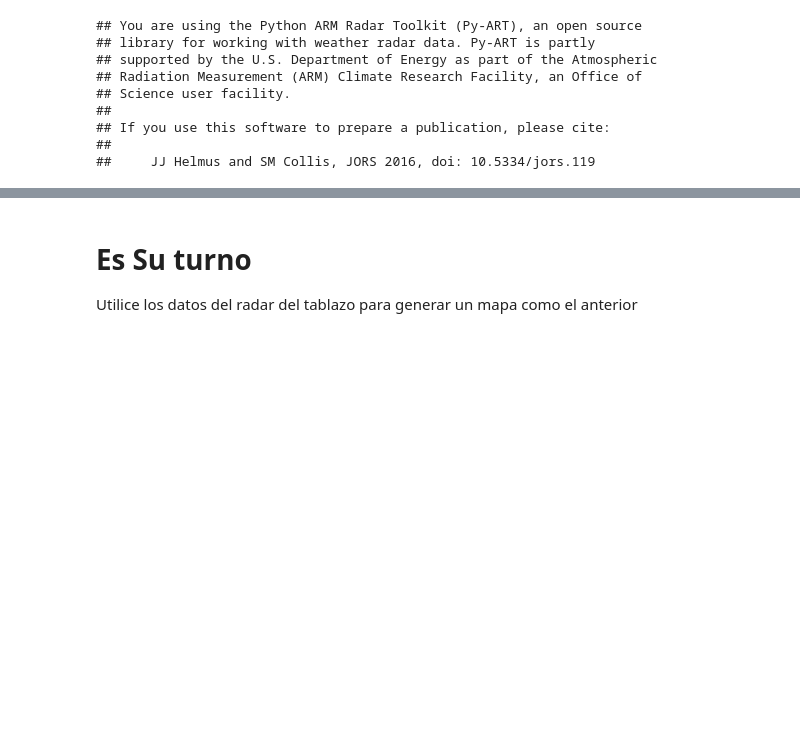
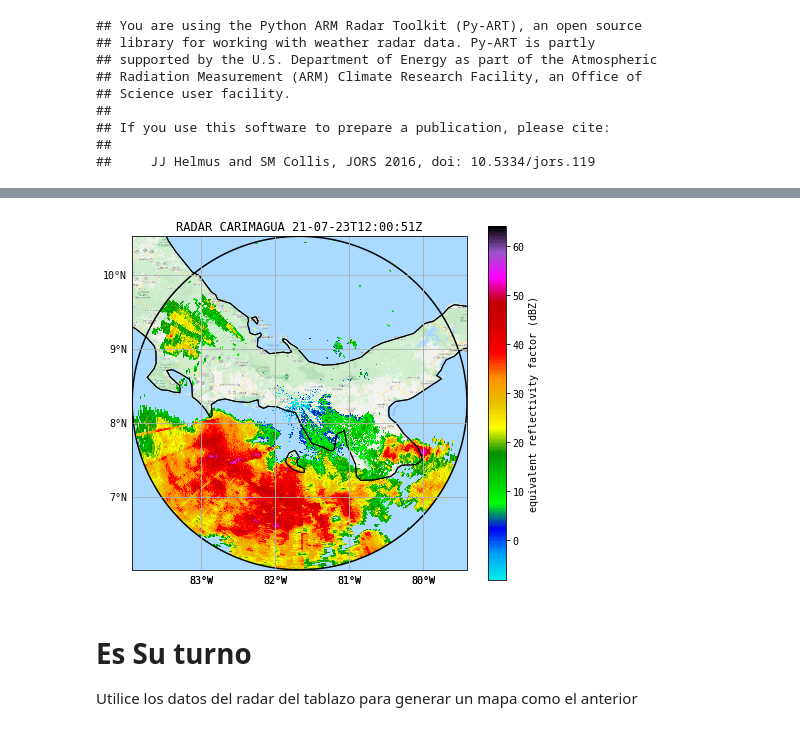
Before and after one commit to aladinor/radar_panama, a Jupyter notebook: Sesion_8/1.plotting_data_over_cartpy.ipynb, the cells around one changed output, grey strips where cells are left out. Cells and saved outputs as stored; diff of their text form; code cells hidden in the pictures; blank space fills up the shorter version.

```diff
--- a/Sesion_8/1.plotting_data_over_cartpy.ipynb
+++ b/Sesion_8/1.plotting_data_over_cartpy.ipynb
@@ -76,3 +65,33 @@ plt.show()
+# %%
+b_map = cimgt.GoogleTiles(desired_tile_form='RGB', style='street',
+                          url='https://mts0.google.com/vt/lyrs={style}@177000000&hl=en&src=api&x={x}&y={y}&z={z}&s=G')
+# %%
+fig = plt.figure(figsize=(7.5, 6.5))
+ax = plt.axes(projection=ccrs.PlateCarree(), zorder=1)
+shp_file = './departamentos/Departamentos.shp'
+shape_feature = ShapelyFeature(Reader(shp_file).geometries(),
+                               ccrs.PlateCarree(), facecolor='none', edgecolor='black')
+ax.add_feature(shape_feature, linewidth=0.5)
+ax.coastlines(resolution='50m')
+gl = ax.gridlines(draw_labels=True, rasterized=True)
+gl.ylabel_style = {'rotation': 0}
+gl.xlabels_top = False
+gl.ylabels_right = False
+gl.xformatter = LONGITUDE_FORMATTER
+gl.yformatter = LATITUDE_FORMATTER
+
+display = pyart.graph.RadarMapDisplay(radar)
+display.plot_ppi_map('reflectivity', sweep=0, resolution='50m',
+                     vmin=-8, vmax=64,
+                     projection=ccrs.PlateCarree(),
+                     cmap='pyart_NWSRef',
+                      lon_0=radar.longitude['data'][0], lat_0=radar.latitude['data'][0],
+                    title=titulo)
+display.plot_range_ring(radar.range['data'][-1] / 1000)
+ax.add_image(b_map, 9)
+plt.show()
+# %% [output]
+[figure, added]
 # %% [markdown]
 #  Es Su turno
 Utilice los datos del radar del tablazo para generar un mapa como el anterior
```
Also changed, not shown: parts of 9 cells of this notebook, 6 other files.
